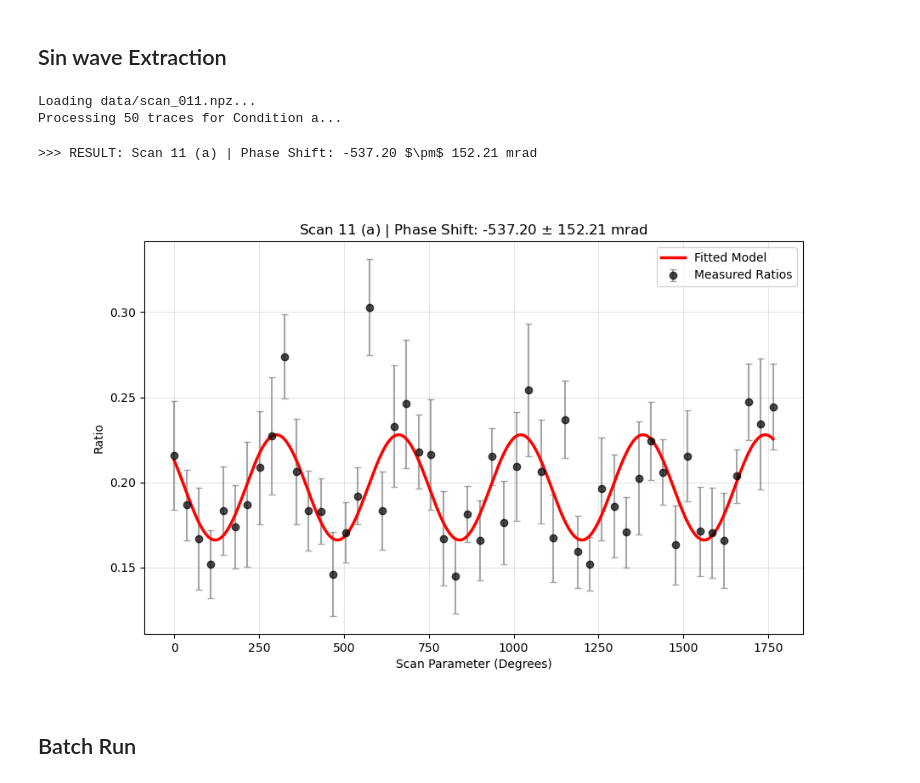
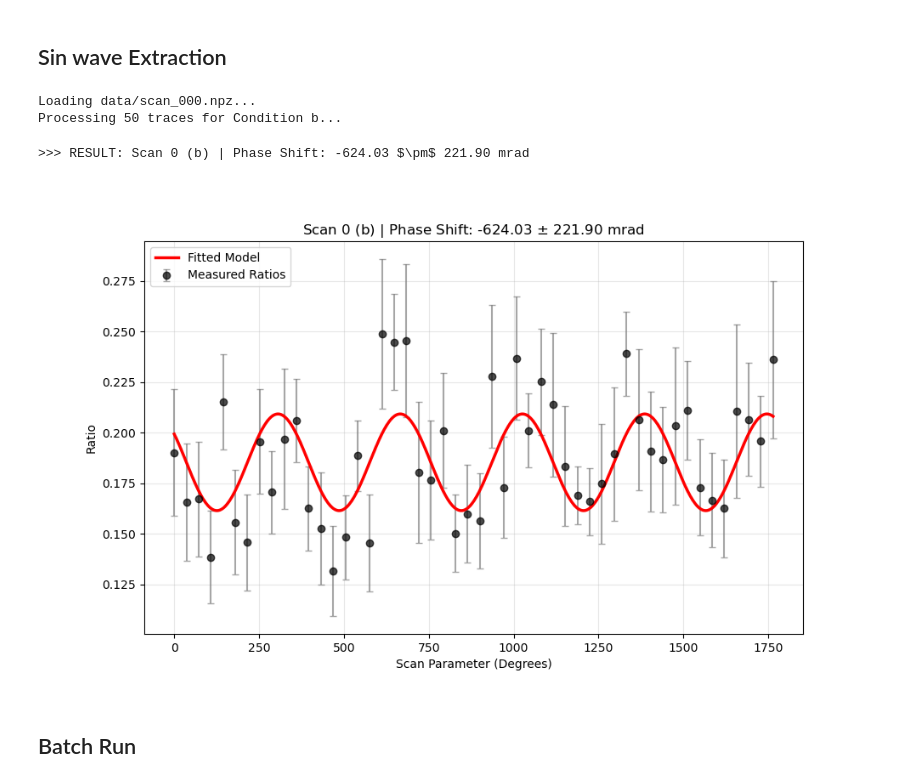
Before and after one commit to jshgit/phase_shift_finder_NA, a Jupyter notebook: experiments_notebook.ipynb, the cells around one changed output. Saved outputs shown, nothing was run; the diff lists cells and outputs as text; code cells hidden in the pictures.

```diff
--- a/experiments_notebook.ipynb
+++ b/experiments_notebook.ipynb
@@ -3001,8 +3021,8 @@ class SignalProcessor:
 ## Run Fit
 # %%
 # --- SETTINGS ---
-FILE_INDEX = 29    # e.g., scan_000.npz
-TRACE_INDEX = 1   # 0 to 49
+FILE_INDEX = 3    # e.g., scan_000.npz
+TRACE_INDEX = 30   # 0 to 49
 DATA_DIR = 'data' # Ensure this matches your folder name
 # --- LOAD DATA ---
 filename = f"scan_{FILE_INDEX:03d}.npz"
@@ -3033,4 +3053,6 @@ print(f"Region 2 Amp (Sum Peak): {results['region2']['amplitude']:.4f}")
 print(f"Region 1 Amp: {results['region1']['amplitude']:.4f}")
 
 processor.plot_result(results)
+
+processor.plot_residuals(results)
 # %% [output]
@@ -3070,7 +3093,7 @@ import numpy as np
 import matplotlib.pyplot as plt
 from scipy.optimize import curve_fit
 import os
-from tqdm import tqdm  # <--- NEW IMPORT
+from tqdm import tqdm  #
 
 # Import your saved class
 # If you haven't saved the file yet, paste the SignalProcessor class definition here instead.
@@ -3188,38 +3211,38 @@ def run_full_analysis(file_index, condition='A'):
     plt.errorbar(x_data, y_data, yerr=y_err, fmt='o', color='black',
                  ecolor='grey', elinewidth=1.5, capsize=3, alpha=0.7, label='Measured Ratios')
 
     if fringe_res:
         x_smooth = np.linspace(x_data.min(), x_data.max(), 500)
         y_smooth = fitter._sine_model(x_smooth, *fringe_res['params'])
         plt.plot(x_smooth, y_smooth, 'r-', linewidth=2.5, label='Fitted Model')
 
         phase_mrad = fringe_res['phase_rad'] * 1000
         phase_err_mrad = fringe_res['phase_err'] * 1000
         title = (f"Scan {file_index} ({condition}) | "
                  f"Phase Shift: {phase_mrad:.2f} $\pm$ {phase_err_mrad:.2f} mrad")
         print(f"\n>>> RESULT: {title}")
     else:
         title = f"Scan {file_index} ({condition}) | Fit Failed"
         print("\n>>> RESULT: Fit Failed")
 
     plt.title(title)
     plt.xlabel("Scan Parameter (Degrees)")
     plt.ylabel("Ratio")
     plt.legend()
     plt.grid(True, alpha=0.3)
     plt.show()
 
 # ==========================================
 # 4. RUN IT
 # ==========================================
 if __name__ == "__main__":
     # If you don't have local data, this will run on dummy data
-    run_full_analysis(file_index=11, condition='a')
+    run_full_analysis(file_index=0, condition='b')
 # %% [output]
-Loading data/scan_011.npz...
-Processing 50 traces for Condition a...
+Loading data/scan_000.npz...
+Processing 50 traces for Condition b...
->>> RESULT: Scan 11 (a) | Phase Shift: -537.20 $\pm$ 152.21 mrad
+>>> RESULT: Scan 0 (b) | Phase Shift: -624.03 $\pm$ 221.90 mrad
-[figure, old version]
+[figure, new version]
 # %% [markdown]
 ## Batch Run
 # %%
```
Also changed, not shown: parts of 16 cells of this notebook, 10 other files.
